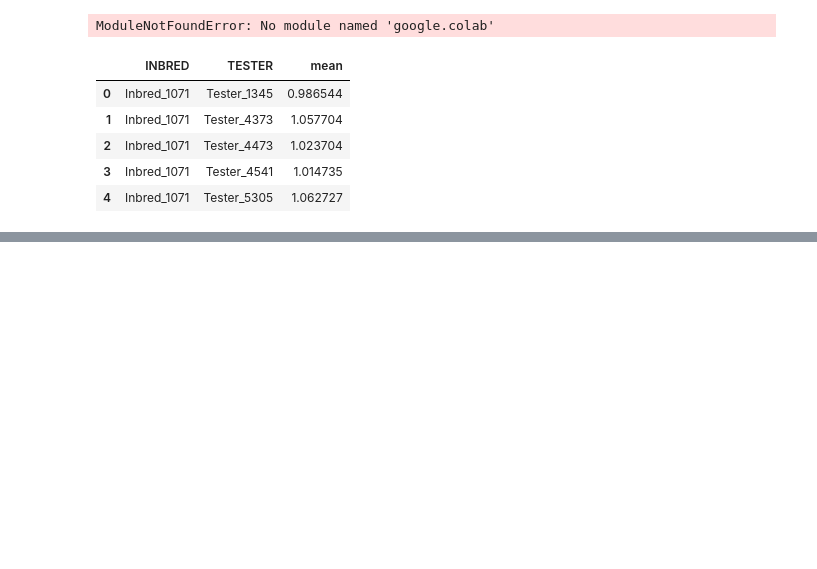
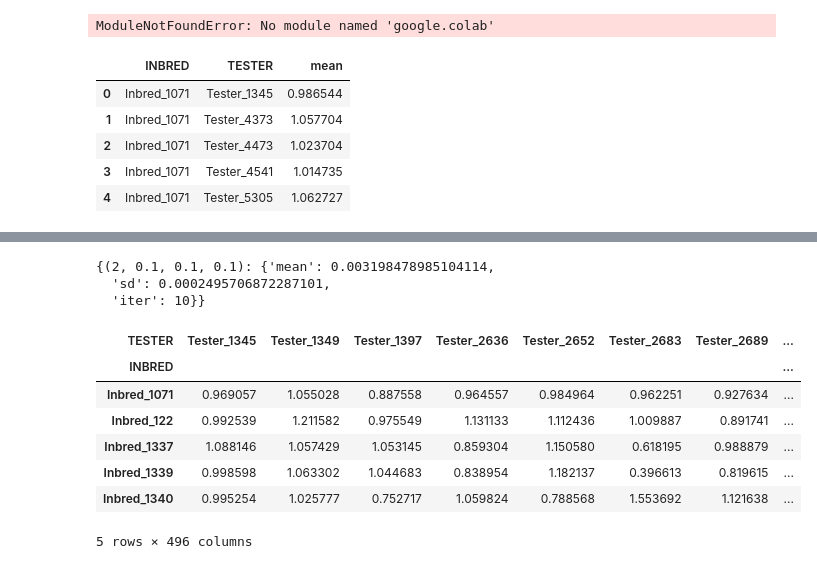
Before and after one commit to MartinBagaram/RecommendationSystem_MF-, a Jupyter notebook: notebooks/syngenta_data_exploration.ipynb, the cells around one changed output, grey strips where cells are left out. Saved outputs shown, nothing was run; the diff lists cells and outputs as text; code cells hidden in the pictures; blank space fills up the shorter version.

```diff
--- a/notebooks/syngenta_data_exploration.ipynb
+++ b/notebooks/syngenta_data_exploration.ipynb
@@ -64,0 +79,6 @@ y=0.2395782715957251 + [0.75997323] * x
+# %%
+mat_fac.global_best
+# %% [output]
+{(2, 0.1, 0.1, 0.1): {'mean': 0.003198478985104114,
+  'sd': 0.0002495706872287101,
+  'iter': 10}}
@@ -64,0 +88,11 @@ y=0.2395782715957251 + [0.75997323] * x
+# %%
+pred.head()
+# %% [output]
+| TESTER | Tester_1345 | Tester_1349 | Tester_1397 | Tester_2636 | Tester_2652 | Tester_2683 | Tester_2689 | ... |
+| INBRED |  |  |  |  |  |  |  | ... |
+| Inbred_1071 | 0.969057 | 1.055028 | 0.887558 | 0.964557 | 0.984964 | 0.962251 | 0.927634 | ... |
+| Inbred_122 | 0.992539 | 1.211582 | 0.975549 | 1.131133 | 1.112436 | 1.009887 | 0.891741 | ... |
+| Inbred_1337 | 1.088146 | 1.057429 | 1.053145 | 0.859304 | 1.150580 | 0.618195 | 0.988879 | ... |
+| Inbred_1339 | 0.998598 | 1.063302 | 1.044683 | 0.838954 | 1.182137 | 0.396613 | 0.819615 | ... |
+| Inbred_1340 | 0.995254 | 1.025777 | 0.752717 | 1.059824 | 0.788568 | 1.553692 | 1.121638 | ... |
+5 rows × 496 columns
```
Also changed, not shown: parts of 13 cells of this notebook, 1 other file.
